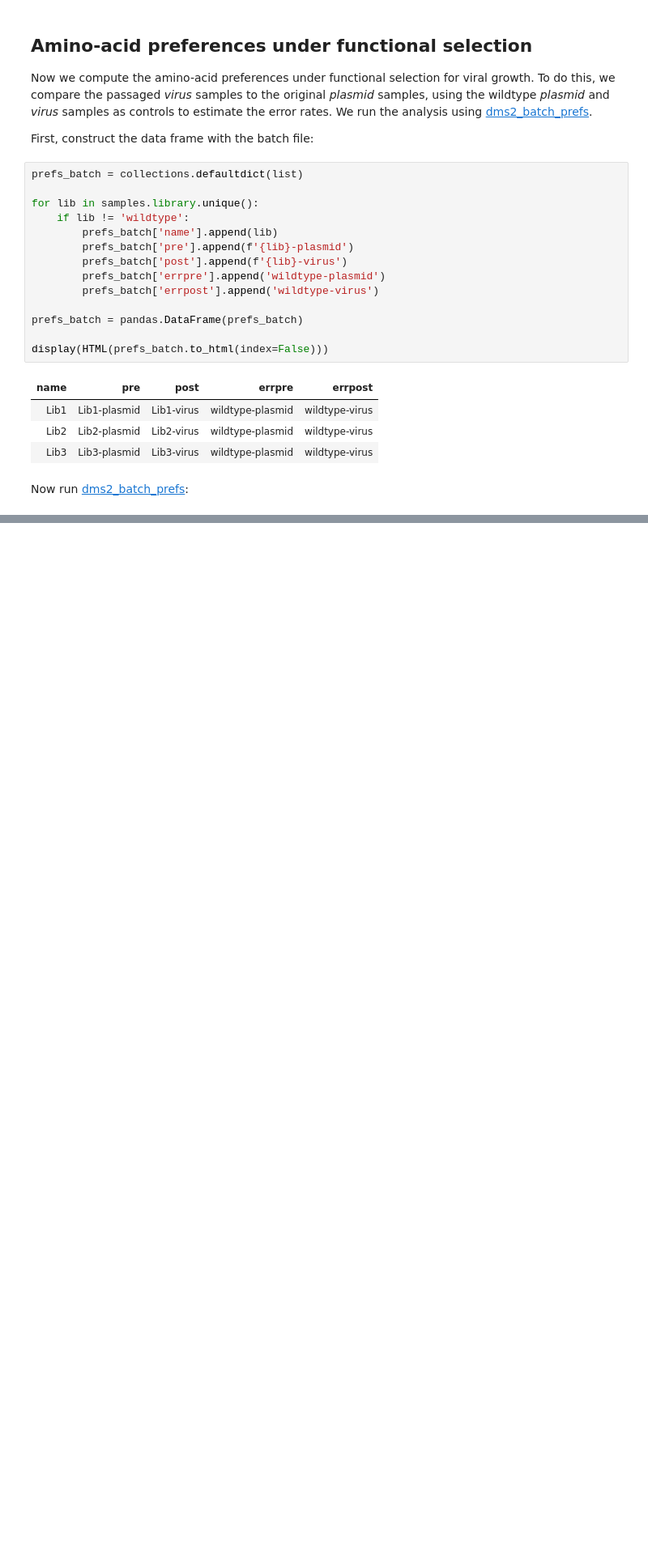
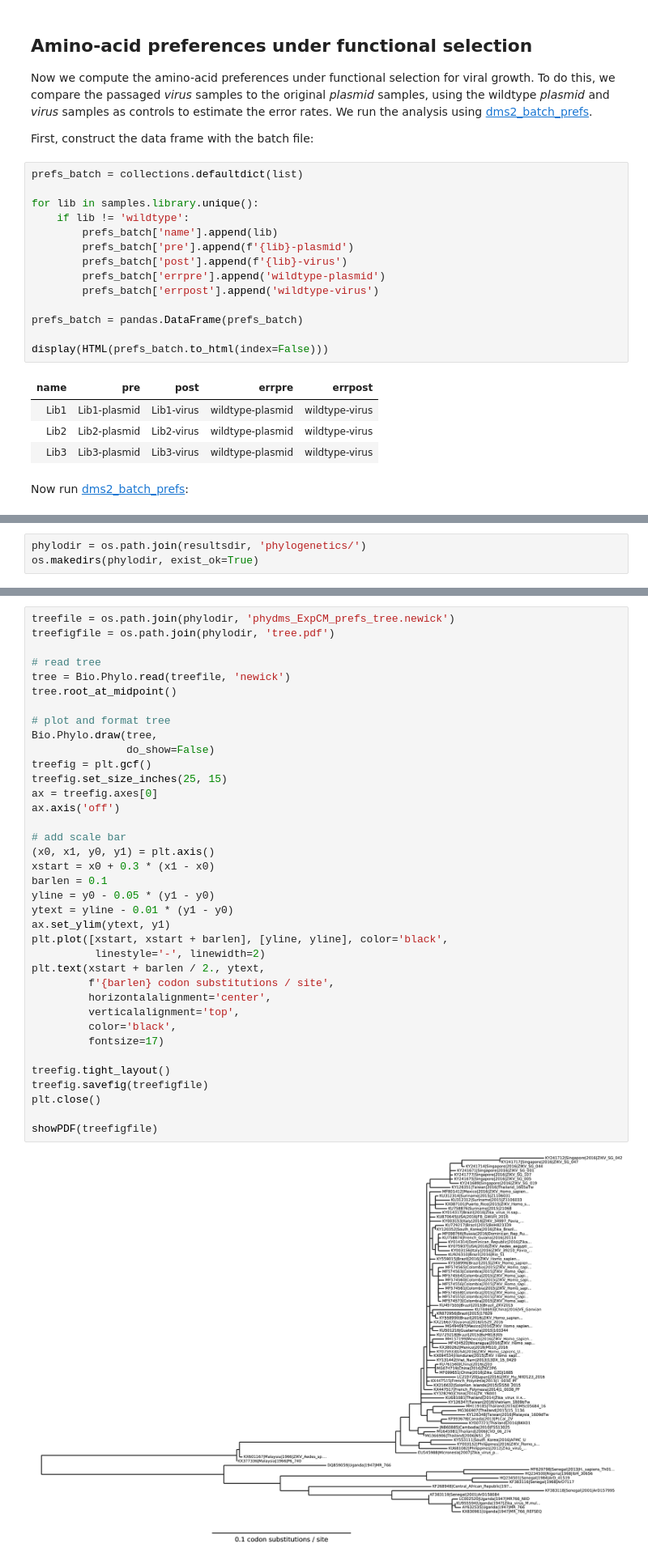
Before and after one commit to jbloomlab/ZIKV_DMS_with_EvansLab, a Jupyter notebook: analysis_notebook.ipynb, the cells around one changed output, grey strips where cells are left out. Shown at 81% size. Drawn from its saved outputs; the diff is of its cells as text; blank space fills up the shorter version.

```diff
--- a/analysis_notebook.ipynb
+++ b/analysis_notebook.ipynb
@@ -209,0 +279,3 @@ log = ! dms2_batch_prefs \
+# %%
+phylodir = os.path.join(resultsdir, 'phylogenetics/')
+os.makedirs(phylodir, exist_ok=True)
@@ -209,0 +308,39 @@ log = ! dms2_batch_prefs \
+# %%
+treefile = os.path.join(phylodir, 'phydms_ExpCM_prefs_tree.newick')
+treefigfile = os.path.join(phylodir, 'tree.pdf')
+
+# read tree
+tree = Bio.Phylo.read(treefile, 'newick')
+tree.root_at_midpoint()
+
+# plot and format tree
+Bio.Phylo.draw(tree,
+               do_show=False)
+treefig = plt.gcf()
+treefig.set_size_inches(25, 15)
+ax = treefig.axes[0]
+ax.axis('off')
+
+# add scale bar
+(x0, x1, y0, y1) = plt.axis()
+xstart = x0 + 0.3 * (x1 - x0)
+barlen = 0.1
+yline = y0 - 0.05 * (y1 - y0)
+ytext = yline - 0.01 * (y1 - y0)
+ax.set_ylim(ytext, y1)
+plt.plot([xstart, xstart + barlen], [yline, yline], color='black',
+          linestyle='-', linewidth=2)
+plt.text(xstart + barlen / 2., ytext,
+         f'{barlen} codon substitutions / site',
+         horizontalalignment='center',
+         verticalalignment='top',
+         color='black',
+         fontsize=17)
+
+treefig.tight_layout()
+treefig.savefig(treefigfile)
+plt.close()
+
+showPDF(treefigfile)
+# %% [output]
+[figure, added]
```
Also changed, not shown: parts of 23 cells of this notebook, 7 other files.
